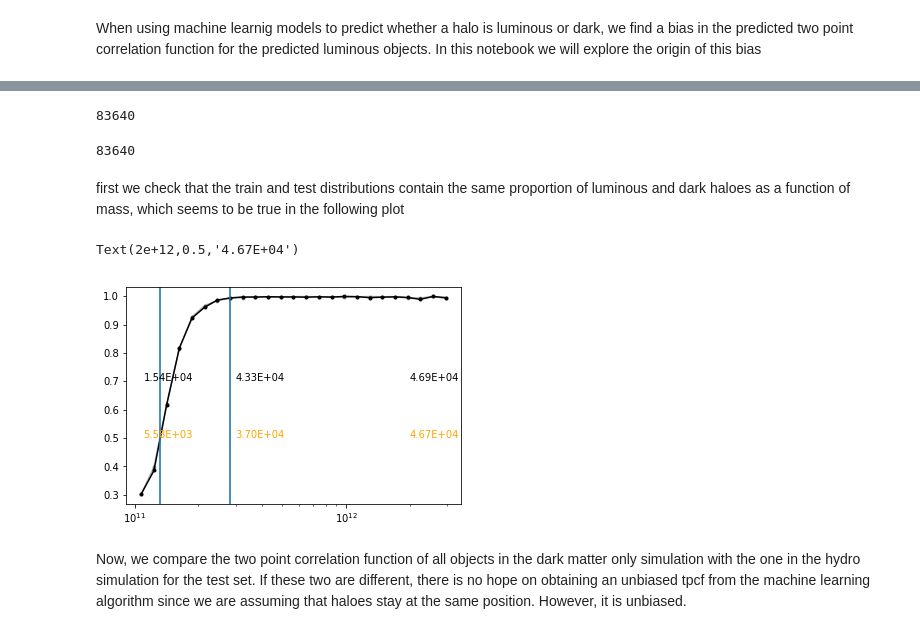
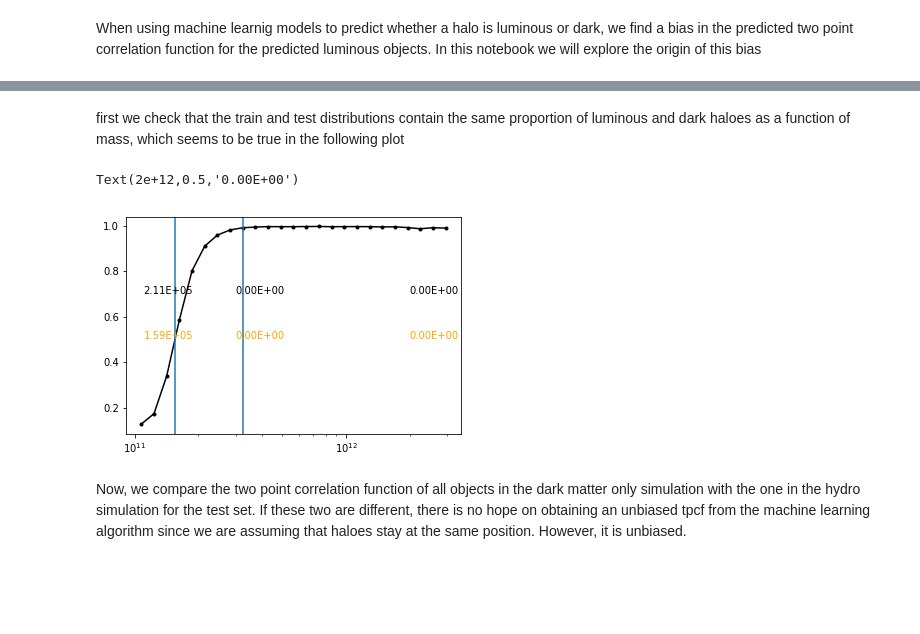
Before and after one commit to florpi/GaHaCo, a Jupyter notebook: notebooks/bias_tpcf.ipynb, the cells around one changed output, grey strips where cells are left out. Cells and saved outputs as stored; diff of their text form; code cells hidden in the pictures; blank space fills up the shorter version.

```diff
--- a/notebooks/bias_tpcf.ipynb
+++ b/notebooks/bias_tpcf.ipynb
@@ -17,0 +14,2 @@ train, test, test_pos_hydro = get_data(hdf5_filename, 'dark_or_light')
+# %%
+features_df = pd.read_hdf('/cosma6/data/dp004/dc-cues1/tng_dataframes/merged_dataframe.h5')
@@ -26,8 +26,8 @@ There are 1.63E+04 dark halos in the training set
 # %%
 nbins= 25
-bins = np.logspace(np.log10(np.min(train.M200c)),
+bins = np.logspace(np.log10(np.min(10**features_df.M200c)),
                    12.5, nbins+1)
 # %%
-nluminous, edges, _ = binned_statistic(train.M200c, train.labels,
+nluminous, edges, _ = binned_statistic(10**features_df.M200c, features_df.N_gals>0,
                                       statistic = 'mean',
                                       bins = bins)
@@ -69,8 +52,0 @@ df_resampled.labels = labels
-# %%
-np.sum(df_resampled.labels)
-# %% [output]
-83640
-# %%
-np.sum(df_resampled.labels == 0)
-# %% [output]
-83640
@@ -86,25 +55,23 @@ first we check that the train and test distributions contain the same proportion
 # %%
 plt.semilogx((edges[1:]+edges[:-1])/2.,
            nluminous,color='black', marker='o',markersize=3)
-plt.semilogx((edges_test[1:]+edges_test[:-1])/2.,
-           nluminous_test,color='black', marker='o',markersize=3, alpha = 0.3)
+
 plt.axvline(x = center)
 plt.axvline(x = end)
 
-plt.axvline(x = center_test, alpha = 0.3)
-plt.axvline(x = end_test, alpha = 0.3)
 
-plt.text(1.1e11, 0.7, f'{len(train.M200c[train.M200c < center]):.2E}')
-plt.text(1.1e11, 0.5, f'{np.sum(train.labels[train.M200c < center] > 0):.2E}', color = 'orange')
 
-plt.text(3.e11, 0.7, f'{len(train.M200c[(train.M200c >  center) & (train.M200c < end)]):.2E}')
-plt.text(3.e11, 0.5, f'{np.sum(train.labels[(train.M200c >  center) & (train.M200c < end)] > 0):.2E}', color = 'orange')
+plt.text(1.1e11, 0.7, f'{len(features_df.M200c[features_df.M200c < center]):.2E}')
+plt.text(1.1e11, 0.5, f'{np.sum(features_df.N_gals[features_df.M200c < center] > 0):.2E}', color = 'orange')
 
-plt.text(2.e12, 0.7, f'{len(train.M200c[(train.M200c > end)]):.2E}')
-plt.text(2.e12, 0.5, f'{np.sum(train.labels[train.M200c > end] > 0):.2E}', color = 'orange')
+plt.text(3.e11, 0.7, f'{len(features_df.M200c[(features_df.M200c >  center) & (features_df.M200c < end)]):.2E}')
+plt.text(3.e11, 0.5, f'{np.sum(features_df.N_gals[(features_df.M200c >  center) & (features_df.M200c < end)] > 0):.2E}', color = 'orange')
+
+plt.text(2.e12, 0.7, f'{len(features_df.M200c[(features_df.M200c > end)]):.2E}')
+plt.text(2.e12, 0.5, f'{np.sum(features_df.N_gals[features_df.M200c > end] > 0):.2E}', color = 'orange')
 # %% [output]
-Text(2e+12,0.5,'4.67E+04')
+Text(2e+12,0.5,'0.00E+00')
-[figure, old version]
+[figure, new version]
 # %% [markdown]
 Now, we compare the two point correlation function of all objects in the dark matter only simulation with the one in the hydro simulation for the test set. If these two are different, there is no hope on obtaining an unbiased tpcf from the machine learning algorithm since we are assuming that haloes stay at the same position. However, it is unbiased.
 # %%
```
Also changed, not shown: parts of 15 cells of this notebook, 3 other files.
